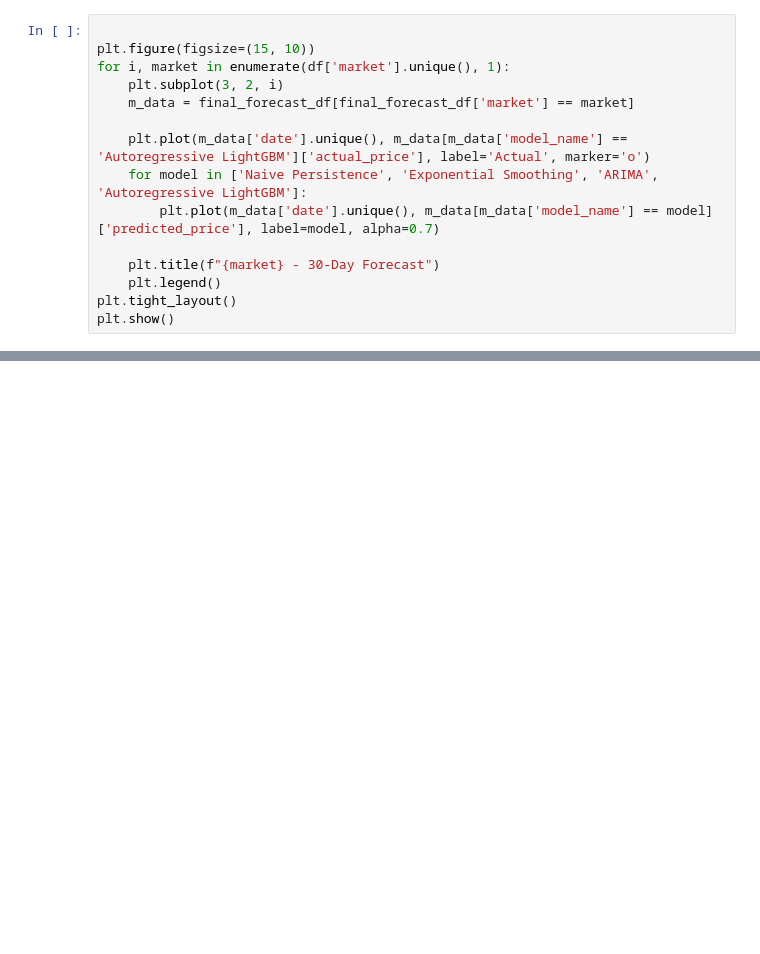
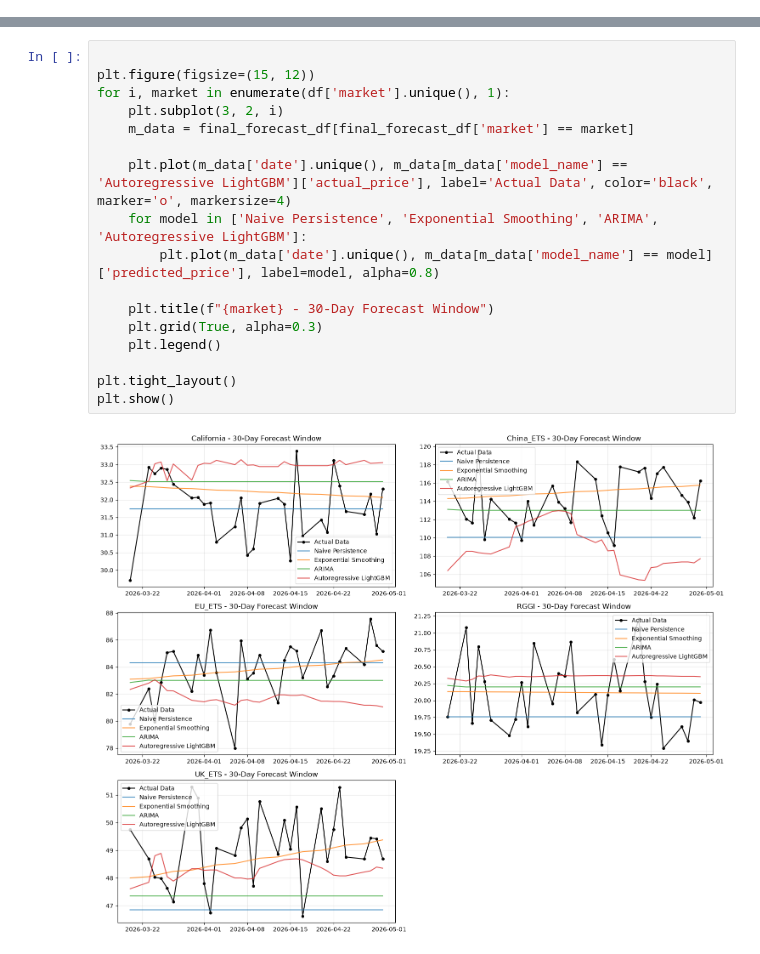
Before and after one commit to praveen-madawalage/nexora-final-challenge, a Jupyter notebook: notebooks/carbon_price_prediction.ipynb, the cells around one changed output, grey strips where cells are left out. Cells and saved outputs as stored; diff of their text form; blank space fills up the shorter version.

Commit message:
docs: enhance carbon price prediction notebook with descriptive text and markdown-formatted outputs

```diff
--- a/notebooks/carbon_price_prediction.ipynb
+++ b/notebooks/carbon_price_prediction.ipynb
@@ -389,15 +0,0 @@ Forecasts exported to data/outputs/q1_price_forecasts.csv
-# %%
-
-plt.figure(figsize=(15, 10))
-for i, market in enumerate(df['market'].unique(), 1):
-    plt.subplot(3, 2, i)
-    m_data = final_forecast_df[final_forecast_df['market'] == market]
-
-    plt.plot(m_data['date'].unique(), m_data[m_data['model_name'] == 'Autoregressive LightGBM']['actual_price'], label='Actual', marker='o')
-    for model in ['Naive Persistence', 'Exponential Smoothing', 'ARIMA', 'Autoregressive LightGBM']:
-        plt.plot(m_data['date'].unique(), m_data[m_data['model_name'] == model]['predicted_price'], label=model, alpha=0.7)
-
-    plt.title(f"{market} - 30-Day Forecast")
-    plt.legend()
-plt.tight_layout()
-plt.show()
@@ -410,0 +407,19 @@ plt.show()
+# %%
+
+plt.figure(figsize=(15, 12))
+for i, market in enumerate(df['market'].unique(), 1):
+    plt.subplot(3, 2, i)
+    m_data = final_forecast_df[final_forecast_df['market'] == market]
+
+    plt.plot(m_data['date'].unique(), m_data[m_data['model_name'] == 'Autoregressive LightGBM']['actual_price'], label='Actual Data', color='black', marker='o', markersize=4)
+    for model in ['Naive Persistence', 'Exponential Smoothing', 'ARIMA', 'Autoregressive LightGBM']:
+        plt.plot(m_data['date'].unique(), m_data[m_data['model_name'] == model]['predicted_price'], label=model, alpha=0.8)
+
+    plt.title(f"{market} - 30-Day Forecast Window")
+    plt.grid(True, alpha=0.3)
+    plt.legend()
+
+plt.tight_layout()
+plt.show()
+# %% [output]
+[figure, added]
```
Also changed, not shown: parts of 38 cells of this notebook.
